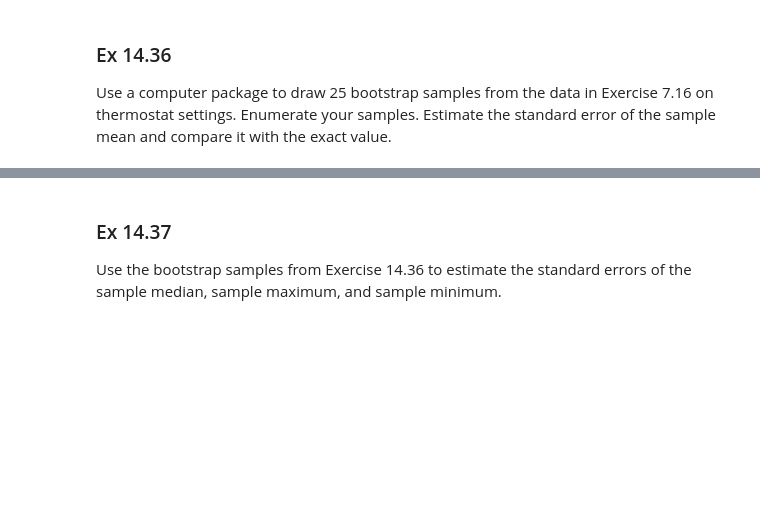
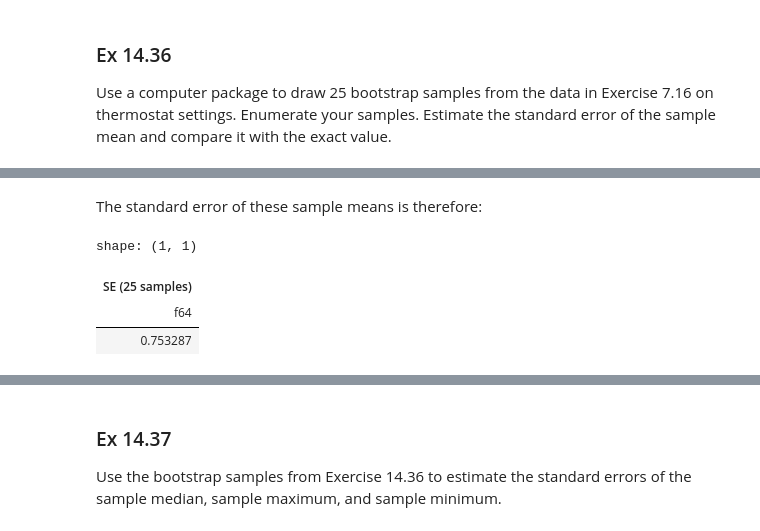
Before and after one commit to asterix314/SDAEI-Tamhane, a Jupyter notebook: ch14/ch14.ipynb, the cells around one changed output, grey strips where cells are left out. Drawn from its saved outputs; the diff is of its cells as text; code cells hidden in the pictures; blank space fills up the shorter version.

```diff
--- a/ch14/ch14.ipynb
+++ b/ch14/ch14.ipynb
@@ -333,0 +345,10 @@ Use a computer package to draw 25 bootstrap samples from the data in Exercise 7.
+# %%
+df = (
+    DATA['14.36']
+    .select(
+        pl.repeat(col(''), n=25)
+        .list.sample(fraction=1, with_replacement=True)
+        .alias('temperature')))
+
+with pl.Config(tbl_rows=-1, fmt_table_cell_list_len=-1, fmt_str_lengths=100):
+    print(df.with_row_index(offset=1))
@@ -333,0 +373,9 @@ Use a computer package to draw 25 bootstrap samples from the data in Exercise 7.
+# %% [markdown]
+The standard error of these sample means is therefore:
+# %%
+df.select(col('temperature').list.mean().std().alias('SE (25 samples)'))
+# %% [output]
+shape: (1, 1)
+| SE (25 samples) |
+| f64 |
+| 0.753287 |
```
Also changed, not shown: parts of 5 cells of this notebook.
